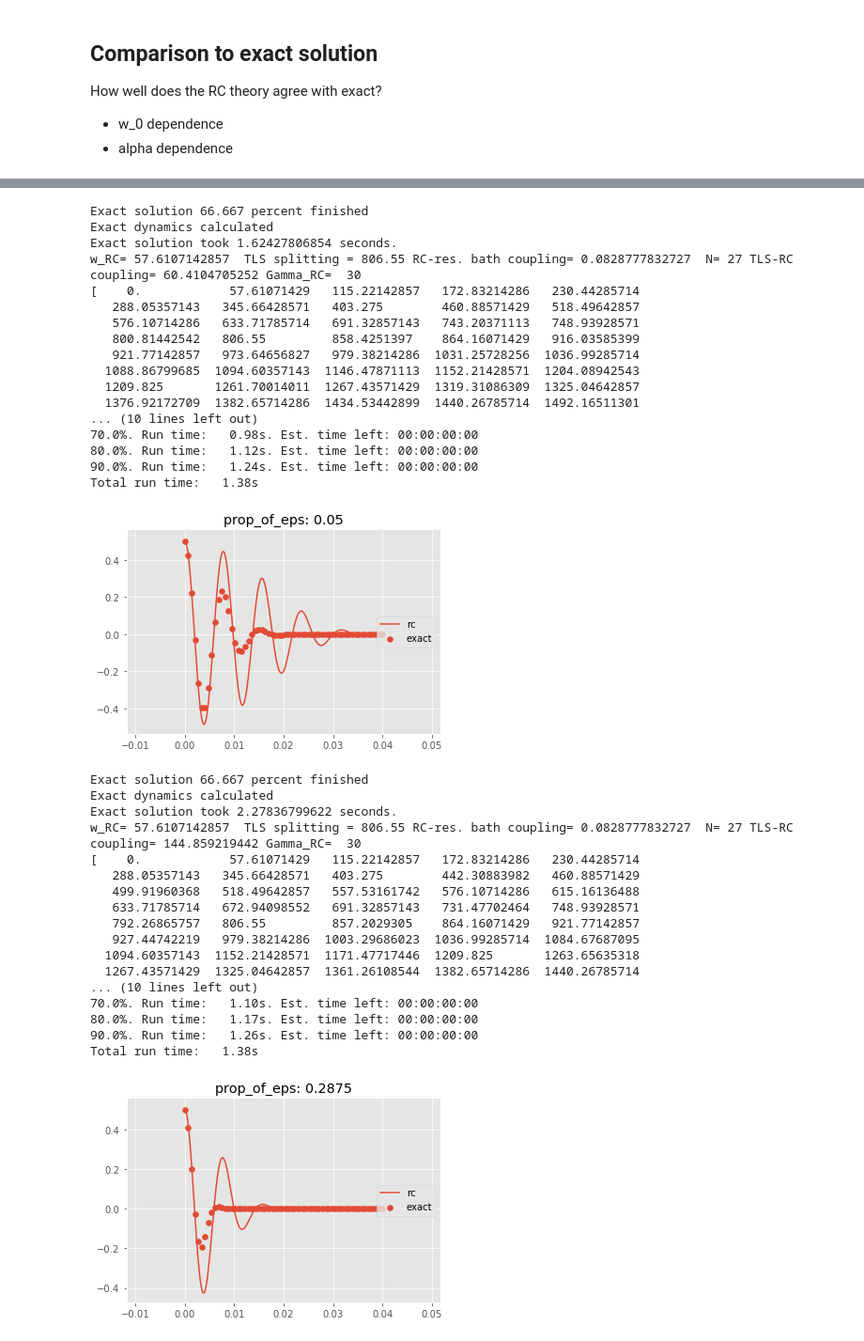
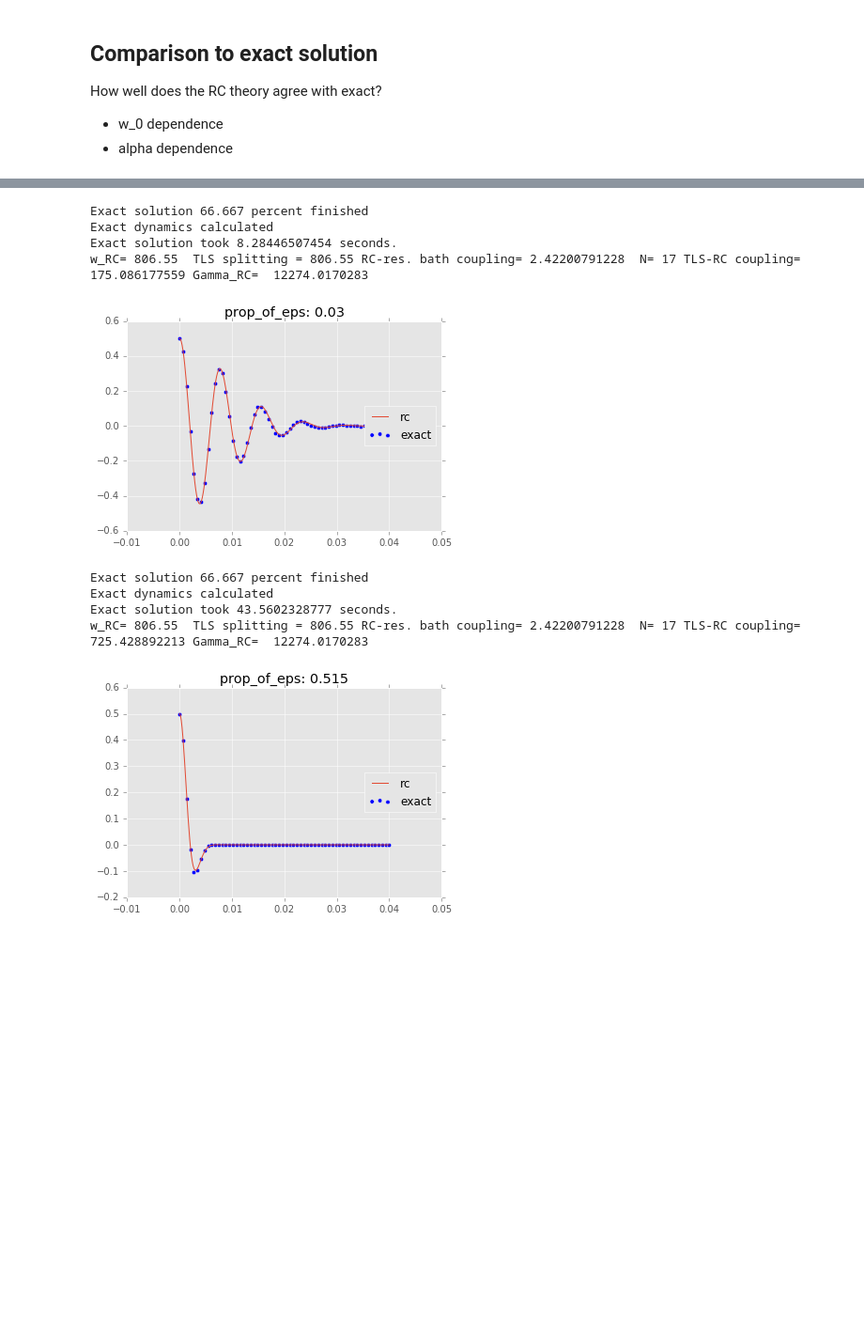
Before and after one commit to HenryMaguire/TLS-code, a Jupyter notebook: monomer_paper_calculations.ipynb, the cells around one changed output, grey strips where cells are left out. Shown at 94% size. Drawn from its saved outputs; the diff is of its cells as text; code cells hidden in the pictures; blank space fills up the shorter version.

```diff
--- a/monomer_paper_calculations.ipynb
+++ b/monomer_paper_calculations.ipynb
@@ -38,7 +38,7 @@ Things to do in these notes:
 G = ket([0])
 E = ket([1])
 sigma = G*E.dag() # Definition of a sigma_- operator.
-
+J_EM = EM.J_minimal
 # Things that are true by default but are subject to overriding
 ## ~~ Parameters ~~
 
@@ -80,7 +80,8 @@ expects_wc = [G*G.dag(), E*G.dag()]
 expects = [tensor(G*G.dag(), qeye(N)), tensor(E*G.dag(), qeye(N)),
            tensor(E*E.dag(), qeye(N)), tensor(qeye(2), destroy(N).dag()*destroy(N)),
            tensor(qeye(2), destroy(N).dag()+destroy(N))]
-timelist = np.linspace(0, 0.07, 250)
+nTimeSteps = 250
+timelist = np.linspace(0, 0.07, nTimeSteps)
 # %% [markdown]
 ## Convergence of spectral densities and dynamics
 # %% [markdown]
@@ -90,22 +91,24 @@ Firstly, with what values of $\omega_0$ does the overdamped limit of underdamped
 alpha_ph = 1*eps
 nsteps = 1000
 w = np.linspace(0., 3*eps, nsteps)
-w0_i = 1.5*eps
-w0_f = w0_i+0.5*eps
+w0_i = 1.2*eps
+w0_f = w0_i+2.5*eps
 # total error is naturally a function of nsteps
 total_error = np.sqrt(sum((J_underdamped(
                     w, 1*eps, w0_i**2/wc, w0_i)-J_underdamped(
                     w, 1*eps, w0_f**2/wc, w0_f))**2))
 print "Average SD error per step: {}".format(total_error/nsteps)
 
+opts = qt.Options(nsteps=5000)
+
 Gamma_i = w0_i**2/wc
 L_RC, H_RC, A_EM_, A_nrwa_, wRC_, kappa_, Gamma_1_= RC.RC_function_UD(sigma, eps, T_ph, Gamma_i, w0_i, alpha_ph, N)
-DATA_sc_i =  np.array(mesolve(H_RC, rho_0, timelist, [L_RC], expects).expect[1])
+DATA_sc_i =  np.array(mesolve(H_RC, rho_0, timelist, [L_RC], expects, progress_bar=True).expect[1])
 
 Gamma_f = w0_f**2/wc
 L_RC, H_RC, A_EM_, A_nrwa_, wRC_, kappa_, Gamma_1_= RC.RC_function_UD(sigma, eps, T_ph, Gamma_f, w0_f, alpha_ph, N)
-DATA_sc_f =  np.array(mesolve(H_RC, rho_0, timelist, [L_RC], expects).expect[1])
+DATA_sc_f =  np.array(mesolve(H_RC, rho_0, timelist, [L_RC], expects, progress_bar=True, options=opts).expect[1])
 
 total_error_dyn = np.sqrt(abs(sum(DATA_sc_i-DATA_sc_f)**2))
-print "Total error in dynamics: {}".format(total_error_dyn)
+print "Average (approx.) error in each timestep: {}".format(total_error_dyn/float(nTimeSteps))
 # %% [output]
@@ -277,7 +296,7 @@ def exact_comparison_alpha(w0_prop, Gamma_, N=3, overdamped=False):
 
     exact_sol = []
     rc_sol = []
-    prop_of_eps = np.linspace(0.05,1,5)
+    prop_of_eps = np.linspace(0.03,1,3)
     for prop in prop_of_eps:
         # how well
         alpha = prop*eps
@@ -296,10 +315,9 @@ def exact_comparison_alpha(w0_prop, Gamma_, N=3, overdamped=False):
         L_RC, H_RC, A_EM, A_nrwa, wRC, kappa, Gamma= RC.RC_function_UD(sigma, eps,
                                                                        T_ph, Gamma_,
                                                                        w0, alpha, N)
-        print H_RC.eigenenergies()
-        print eps-0.5*np.pi*alpha, eps+w0, eps-0.5*np.pi*alpha+w0
-        DATA_sc = mesolve(H_RC, rho_0, timelist, [L_RC], expects,
-                          progress_bar=True).expect[1].real
+        #print H_RC.eigenenergies()
+        #print eps-0.5*np.pi*alpha, eps+w0, eps-0.5*np.pi*alpha+w0
+        DATA_sc = mesolve(H_RC, rho_0, timelist, [L_RC], expects).expect[1].real
         #exact_sol.append(rho_01.real)
         #rc_sol.append(DATA_sc.real)
         plt.figure()
@@ -311,10 +329,12 @@ def exact_comparison_alpha(w0_prop, Gamma_, N=3, overdamped=False):
         plt.legend(loc='right')
         plt.show()
 
+exact_comparison_alpha(1., 0, N=17, overdamped=True)
+exact_comparison_alpha(1.2, 30, N=23, overdamped=False)
+exact_comparison_alpha(1./2., 30, N=23, overdamped=False)
+exact_comparison_alpha(1./5., 30, N=27, overdamped=False)
+#
 
-exact_comparison_alpha(1./14., 30, N=27, overdamped=False)
-exact_comparison_alpha(1./2., 30, N=23, overdamped=False)
-exact_comparison_alpha(1., 0, N=17, overdamped=True)
 #exact_comparison_alpha(1., 0., N=16, overdamped=True)
 #exact_comparison_alpha(2., 0., N=15, overdamped=True)
 # %% [output]
@@ -322,38 +342,12 @@ exact_comparison_alpha(1., 0, N=17, overdamped=True)
 Exact solution 66.667 percent finished
 Exact dynamics calculated
-Exact solution took 1.62427806854 seconds.
-w_RC= 57.6107142857  TLS splitting = 806.55 RC-res. bath coupling= 0.0828777832727  N= 27 TLS-RC coupling= 60.4104705252 Gamma_RC=  30
-[    0.            57.61071429   115.22142857   172.83214286   230.44285714
-   288.05357143   345.66428571   403.275        460.88571429   518.49642857
-   576.10714286   633.71785714   691.32857143   743.20371113   748.93928571
-   800.81442542   806.55         858.4251397    864.16071429   916.03585399
-   921.77142857   973.64656827   979.38214286  1031.25728256  1036.99285714
-  1088.86799685  1094.60357143  1146.47871113  1152.21428571  1204.08942543
-  1209.825       1261.70014011  1267.43571429  1319.31086309  1325.04642857
-  1376.92172709  1382.65714286  1434.53442899  1440.26785714  1492.16511301
-... (10 lines left out)
-70.0%. Run time:   0.98s. Est. time left: 00:00:00:00
-80.0%. Run time:   1.12s. Est. time left: 00:00:00:00
-90.0%. Run time:   1.24s. Est. time left: 00:00:00:00
-Total run time:   1.38s
+Exact solution took 8.28446507454 seconds.
+w_RC= 806.55  TLS splitting = 806.55 RC-res. bath coupling= 2.42200791228  N= 17 TLS-RC coupling= 175.086177559 Gamma_RC=  12274.0170283
-[figure, old version]
+[figure, new version]
 Exact solution 66.667 percent finished
 Exact dynamics calculated
-Exact solution took 2.27836799622 seconds.
-w_RC= 57.6107142857  TLS splitting = 806.55 RC-res. bath coupling= 0.0828777832727  N= 27 TLS-RC coupling= 144.859219442 Gamma_RC=  30
-[    0.            57.61071429   115.22142857   172.83214286   230.44285714
-   288.05357143   345.66428571   403.275        442.30883982   460.88571429
-   499.91960368   518.49642857   557.53161742   576.10714286   615.16136488
-   633.71785714   672.94098552   691.32857143   731.47702464   748.93928571
-   792.26865757   806.55         857.2029305    864.16071429   921.77142857
-   927.44742219   979.38214286  1003.29686023  1036.99285714  1084.67687095
-  1094.60357143  1152.21428571  1171.47717446  1209.825       1263.65635318
-  1267.43571429  1325.04642857  1361.26108544  1382.65714286  1440.26785714
-... (10 lines left out)
-70.0%. Run time:   1.10s. Est. time left: 00:00:00:00
-80.0%. Run time:   1.17s. Est. time left: 00:00:00:00
-90.0%. Run time:   1.26s. Est. time left: 00:00:00:00
-Total run time:   1.38s
+Exact solution took 43.5602328777 seconds.
+w_RC= 806.55  TLS splitting = 806.55 RC-res. bath coupling= 2.42200791228  N= 17 TLS-RC coupling= 725.428892213 Gamma_RC=  12274.0170283
-[figure, old version]
+[figure, new version]
 Exact solution 66.667 percent finished
 Exact dynamics calculated
```
Also changed, not shown: parts of 6 cells of this notebook, 3 other files.
